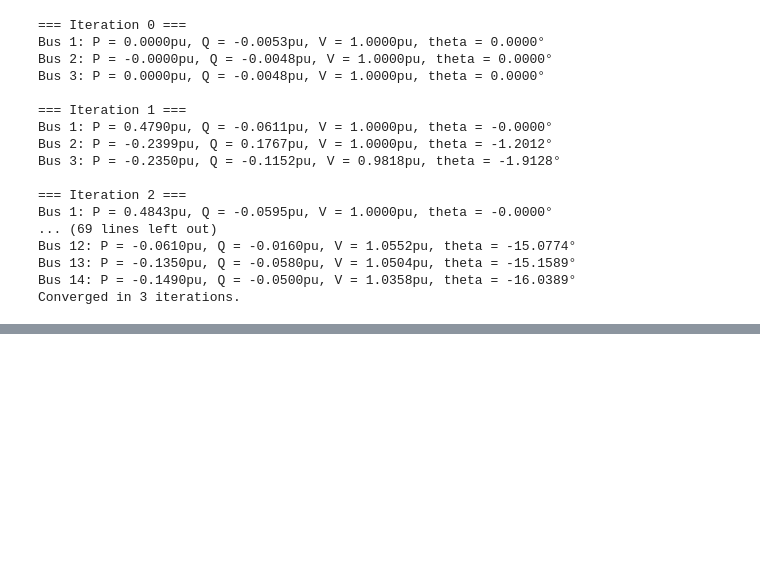
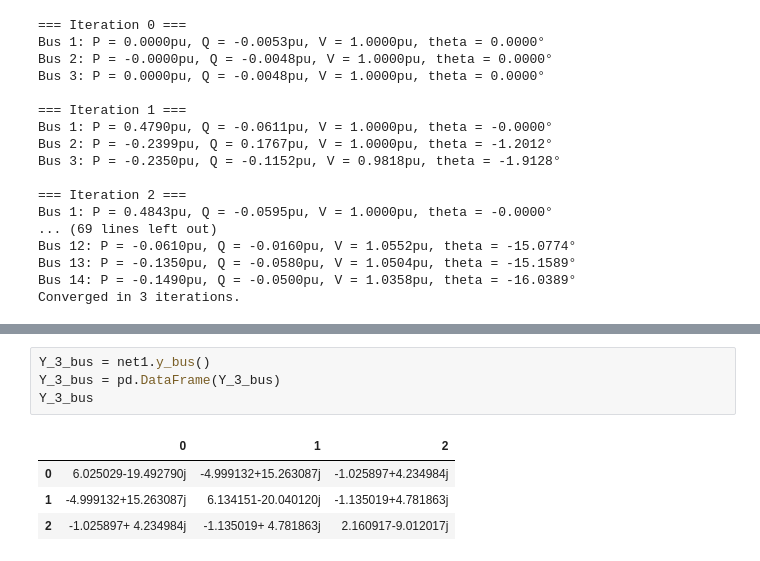
Before and after one commit to Gabriel-Halfeld-Limp/Power_Flow, a Jupyter notebook: Complete_Code.ipynb, the cells around one changed output, grey strips where cells are left out. Cells and saved outputs as stored; diff of their text form; blank space fills up the shorter version.

```diff
--- a/Complete_Code.ipynb
+++ b/Complete_Code.ipynb
@@ -1150,0 +1103,9 @@ Y
+# %%
+Y_3_bus = net1.y_bus()
+Y_3_bus = pd.DataFrame(Y_3_bus)
+Y_3_bus
+# %% [output]
+|  | 0 | 1 | 2 |
+| 0 | 6.025029-19.492790j | -4.999132+15.263087j | -1.025897+4.234984j |
+| 1 | -4.999132+15.263087j | 6.134151-20.040120j | -1.135019+4.781863j |
+| 2 | -1.025897+ 4.234984j | -1.135019+ 4.781863j | 2.160917-9.012017j |
```
Also changed, not shown: parts of 14 cells of this notebook.
